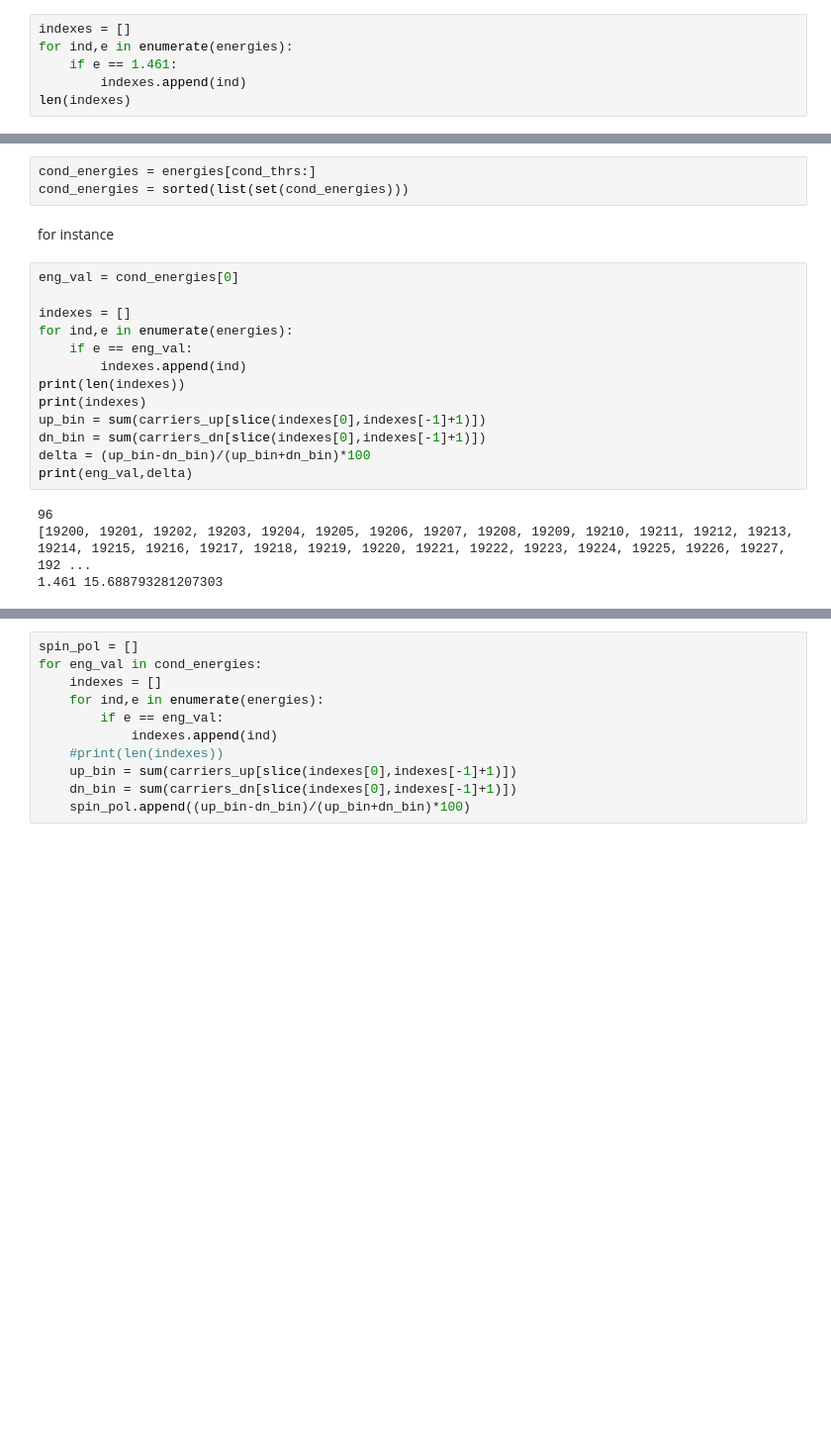
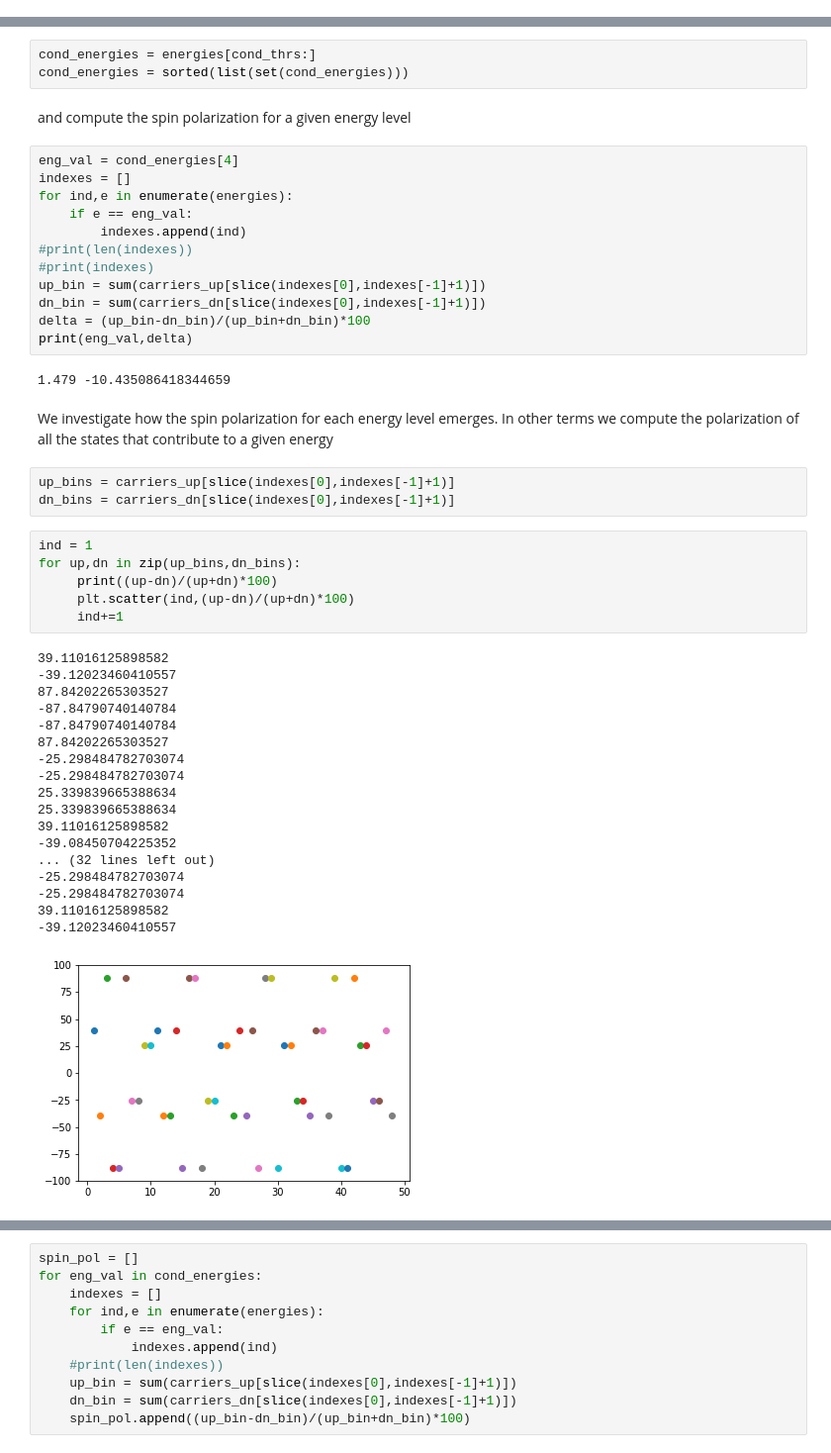
Before and after one commit to marcodalessandro76/Generation-and-decay-of-the-degree-of-spin-polarization-in-GaAs, a Jupyter notebook: Spin_polarization_analysis.ipynb, the cells around one changed output, grey strips where cells are left out. Shown at 99% size. Saved outputs shown, nothing was run; the diff lists cells and outputs as text; blank space fills up the shorter version.

```diff
--- a/Spin_polarization_analysis.ipynb
+++ b/Spin_polarization_analysis.ipynb
@@ -354,6 +366,0 @@ See how the spin polarization emerges at E=1.461
-# %%
-indexes = []
-for ind,e in enumerate(energies):
-    if e == 1.461:
-        indexes.append(ind)
-len(indexes)
@@ -373,22 +369,50 @@ removing the degeneracies
 # %%
 cond_energies = energies[cond_thrs:]
 cond_energies = sorted(list(set(cond_energies)))
-# %% [markdown]
-for instance
+# %% [markdown]
+and compute the spin polarization for a given energy level
 # %%
-eng_val = cond_energies[0]
-
+eng_val = cond_energies[4]
 indexes = []
 for ind,e in enumerate(energies):
     if e == eng_val:
         indexes.append(ind)
-print(len(indexes))
-print(indexes)
+#print(len(indexes))
+#print(indexes)
 up_bin = sum(carriers_up[slice(indexes[0],indexes[-1]+1)])
 dn_bin = sum(carriers_dn[slice(indexes[0],indexes[-1]+1)])
 delta = (up_bin-dn_bin)/(up_bin+dn_bin)*100
 print(eng_val,delta)
 # %% [output]
-96
-[19200, 19201, 19202, 19203, 19204, 19205, 19206, 19207, 19208, 19209, 19210, 19211, 19212, 19213, 19214, 19215, 19216, 19217, 19218, 19219, 19220, 19221, 19222, 19223, 19224, 19225, 19226, 19227, 192 ...
-1.461 15.688793281207303
+1.479 -10.435086418344659
+# %% [markdown]
+We investigate how the spin polarization for each energy level emerges. In other terms we compute the polarization
+of all the states that contribute to a given energy
+# %%
+up_bins = carriers_up[slice(indexes[0],indexes[-1]+1)]
+dn_bins = carriers_dn[slice(indexes[0],indexes[-1]+1)]
+# %%
+ind = 1
+for up,dn in zip(up_bins,dn_bins):
+     print((up-dn)/(up+dn)*100)
+     plt.scatter(ind,(up-dn)/(up+dn)*100)
+     ind+=1
+# %% [output]
+39.11016125898582
+-39.12023460410557
+87.84202265303527
+-87.84790740140784
+-87.84790740140784
+87.84202265303527
+-25.298484782703074
+-25.298484782703074
+25.339839665388634
+25.339839665388634
+39.11016125898582
+-39.08450704225352
+... (32 lines left out)
+-25.298484782703074
+-25.298484782703074
+39.11016125898582
+-39.12023460410557
+[figure, added]
```
Also changed, not shown: parts of 27 cells of this notebook, 1 other file.
